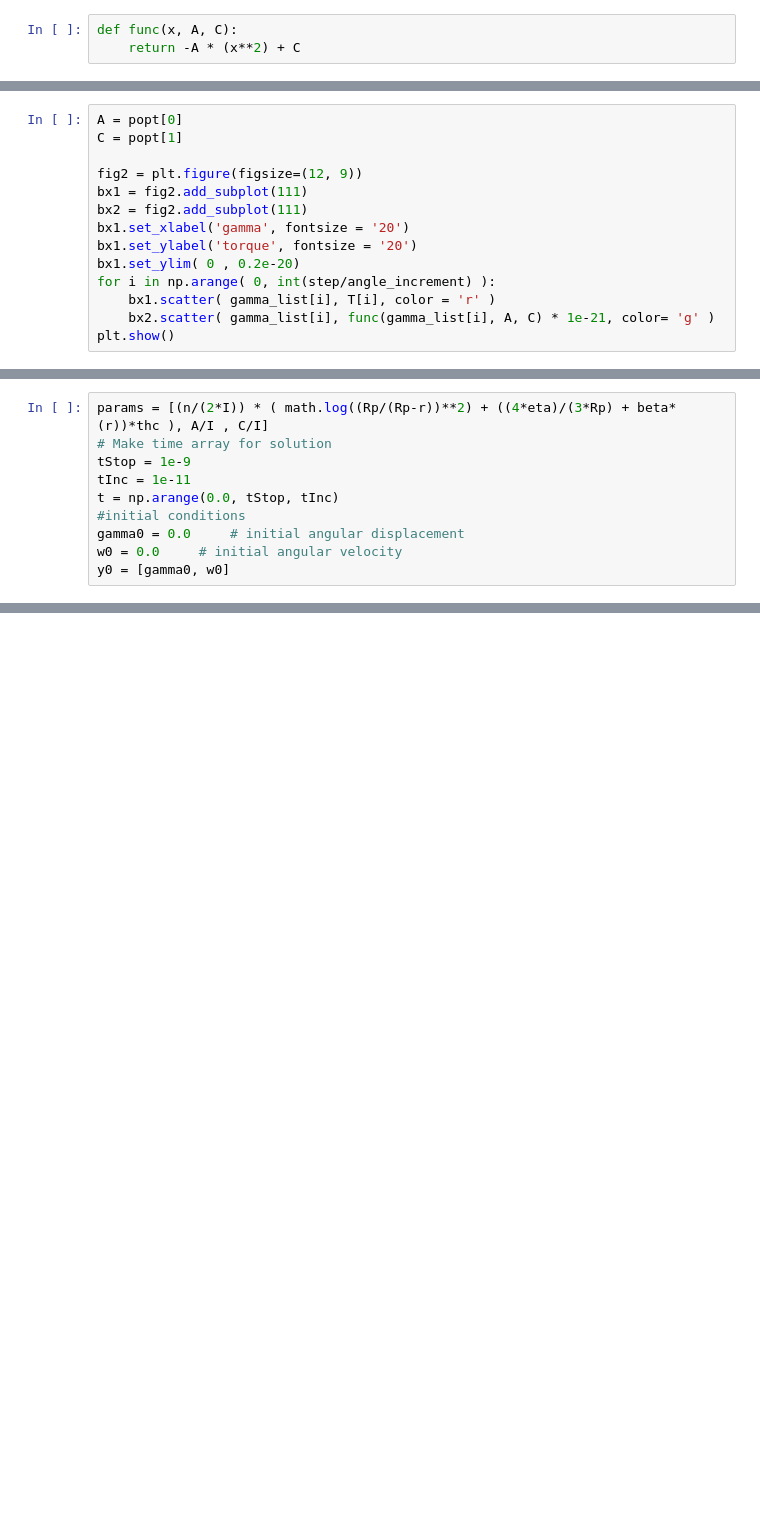
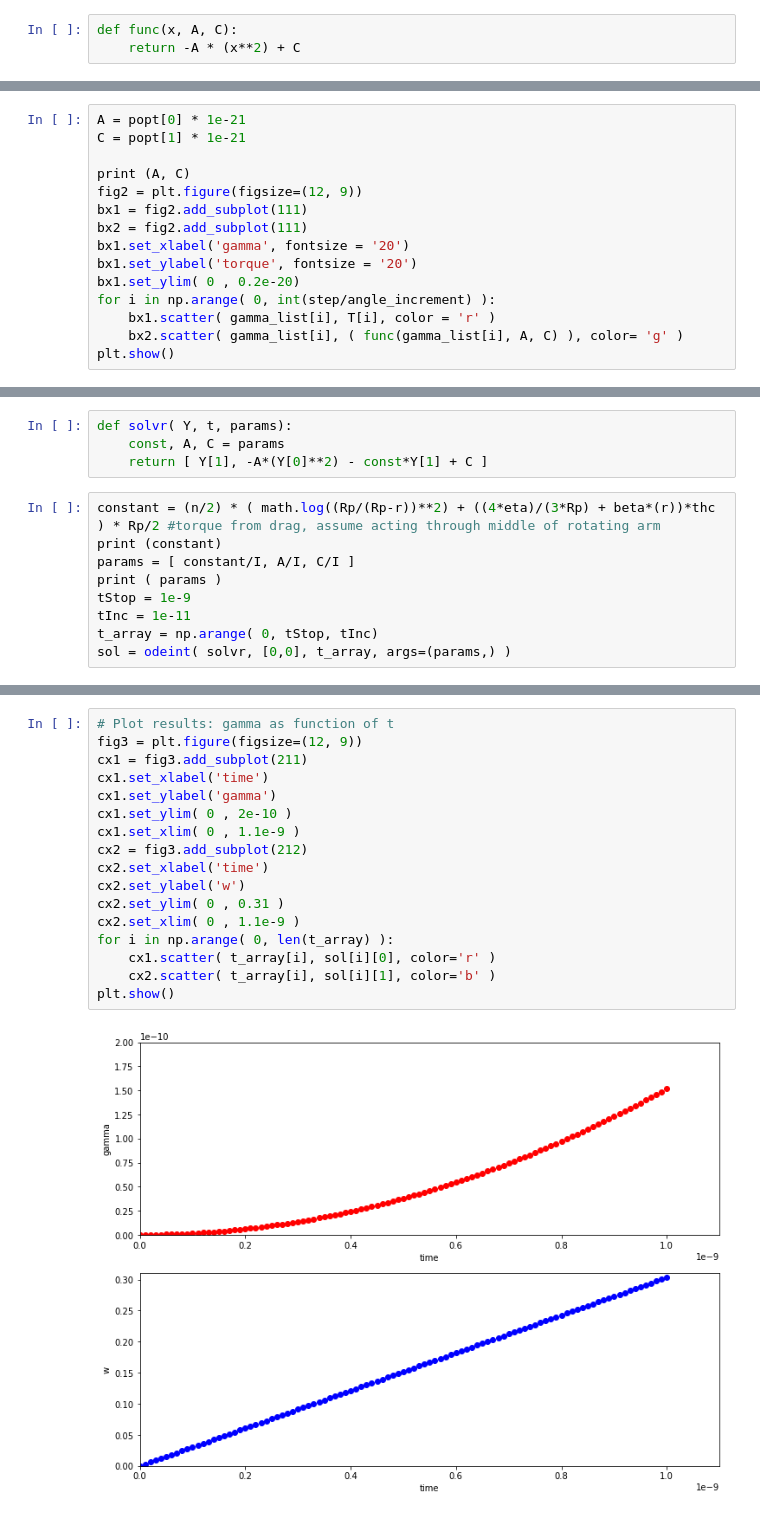
Before and after one commit to Paul-Burdekin/Nano-project, a Jupyter notebook: nanomotor.ipynb, the cells around one changed output, grey strips where cells are left out. Saved outputs shown, nothing was run; the diff lists cells and outputs as text; blank space fills up the shorter version.

```diff
--- a/nanomotor.ipynb
+++ b/nanomotor.ipynb
@@ -194,7 +191,8 @@ for i in np.arange( 0, int(step/angle_increment) ):
 # %%
-A = popt[0]
-C = popt[1]
+A = popt[0] * 1e-21
+C = popt[1] * 1e-21
 
+print (A, C)
 fig2 = plt.figure(figsize=(12, 9))
 bx1 = fig2.add_subplot(111)
 bx2 = fig2.add_subplot(111)
@@ -203,6 +201,6 @@ bx1.set_ylabel('torque', fontsize = '20')
 bx1.set_ylim( 0 , 0.2e-20)
 for i in np.arange( 0, int(step/angle_increment) ):
     bx1.scatter( gamma_list[i], T[i], color = 'r' )
-    bx2.scatter( gamma_list[i], func(gamma_list[i], A, C) * 1e-21, color= 'g' )
+    bx2.scatter( gamma_list[i], ( func(gamma_list[i], A, C) ), color= 'g' )
 plt.show()
 # %% [output]
@@ -209,11 +208,14 @@ plt.show()
 [figure]
+# %%
+def solvr( Y, t, params):
+    const, A, C = params
+    return [ Y[1], -A*(Y[0]**2) - const*Y[1] + C ]
 # %%
-params = [(n/(2*I)) * ( math.log((Rp/(Rp-r))**2) + ((4*eta)/(3*Rp) + beta*(r))*thc ), A/I , C/I]
-# Make time array for solution
+constant = (n/2) * ( math.log((Rp/(Rp-r))**2) + ((4*eta)/(3*Rp) + beta*(r))*thc ) * Rp/2 #torque from drag, assume acting through middle of rotating arm
+print (constant)
+params = [ constant/I, A/I, C/I ]
+print ( params )
 tStop = 1e-9
 tInc = 1e-11
-t = np.arange(0.0, tStop, tInc)
-#initial conditions
-gamma0 = 0.0     # initial angular displacement
-w0 = 0.0     # initial angular velocity
-y0 = [gamma0, w0]
+t_array = np.arange( 0, tStop, tInc)
+sol = odeint( solvr, [0,0], t_array, args=(params,) )
@@ -237,0 +245,19 @@ Text(0,0.5,'gamma')
+# %%
+# Plot results: gamma as function of t
+fig3 = plt.figure(figsize=(12, 9))
+cx1 = fig3.add_subplot(211)
+cx1.set_xlabel('time')
+cx1.set_ylabel('gamma')
+cx1.set_ylim( 0 , 2e-10 )
+cx1.set_xlim( 0 , 1.1e-9 )
+cx2 = fig3.add_subplot(212)
+cx2.set_xlabel('time')
+cx2.set_ylabel('w')
+cx2.set_ylim( 0 , 0.31 )
+cx2.set_xlim( 0 , 1.1e-9 )
+for i in np.arange( 0, len(t_array) ):
+    cx1.scatter( t_array[i], sol[i][0], color='r' )
+    cx2.scatter( t_array[i], sol[i][1], color='b' )
+plt.show()
+# %% [output]
+[figure, added]
```
Also changed, not shown: parts of 6 cells of this notebook.
